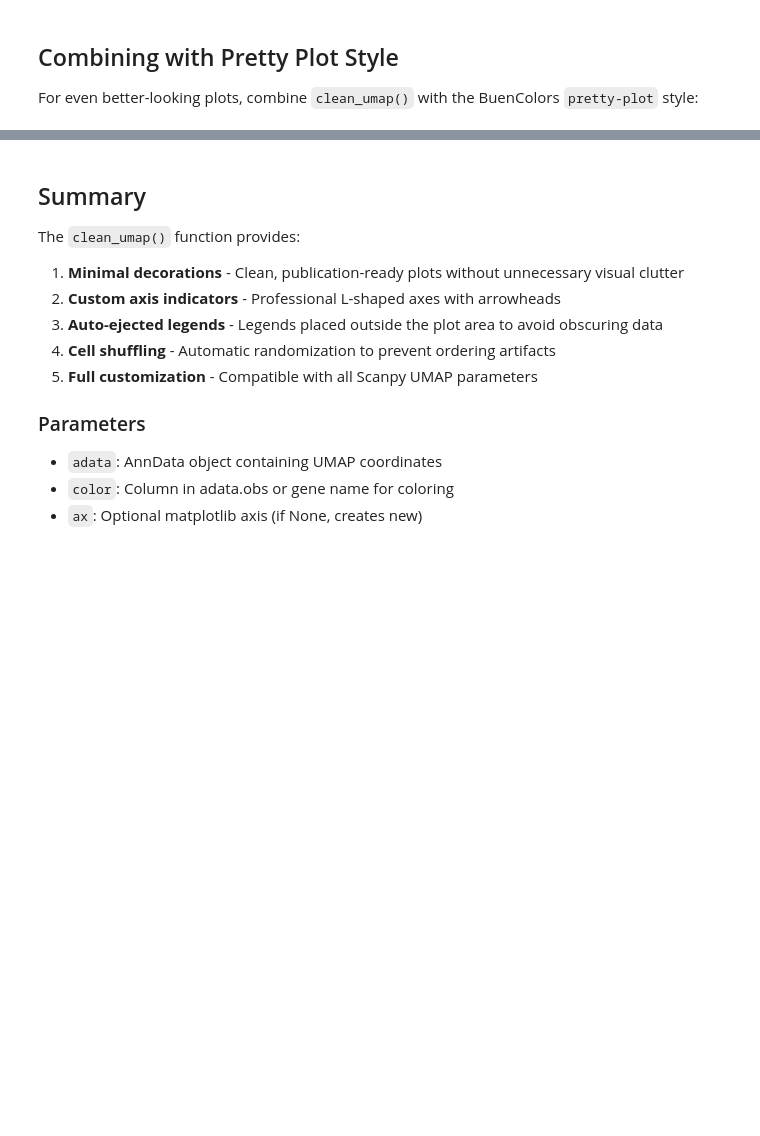
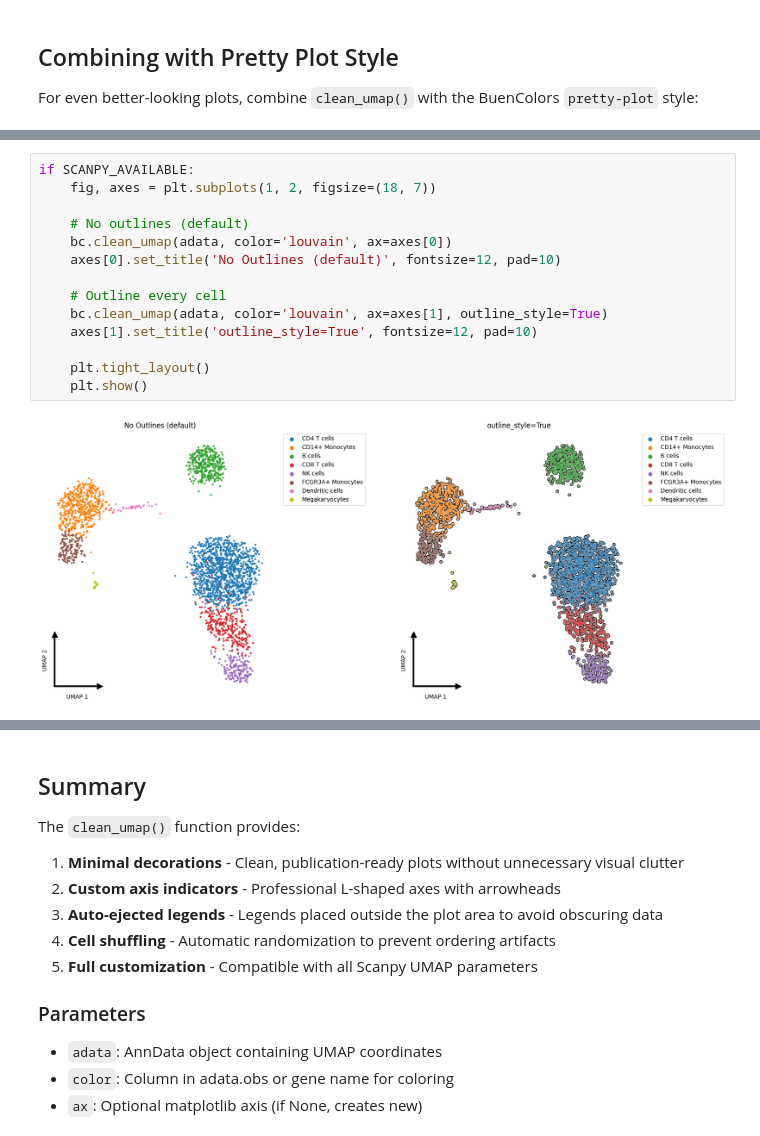
Before and after one commit to austinv11/PyBuenColors, a Jupyter notebook: docs/examples/single_cell_demo.ipynb, the cells around one changed output, grey strips where cells are left out. Saved outputs shown, nothing was run; the diff lists cells and outputs as text; blank space fills up the shorter version.

```diff
--- a/docs/examples/single_cell_demo.ipynb
+++ b/docs/examples/single_cell_demo.ipynb
@@ -212,0 +271,16 @@ if SCANPY_AVAILABLE:
+# %%
+if SCANPY_AVAILABLE:
+    fig, axes = plt.subplots(1, 2, figsize=(18, 7))
+
+    # No outlines (default)
+    bc.clean_umap(adata, color='louvain', ax=axes[0])
+    axes[0].set_title('No Outlines (default)', fontsize=12, pad=10)
+
+    # Outline every cell
+    bc.clean_umap(adata, color='louvain', ax=axes[1], outline_style=True)
+    axes[1].set_title('outline_style=True', fontsize=12, pad=10)
+
+    plt.tight_layout()
+    plt.show()
+# %% [output]
+[figure, added]
```
Also changed, not shown: parts of 8 cells of this notebook, 8 other files.
